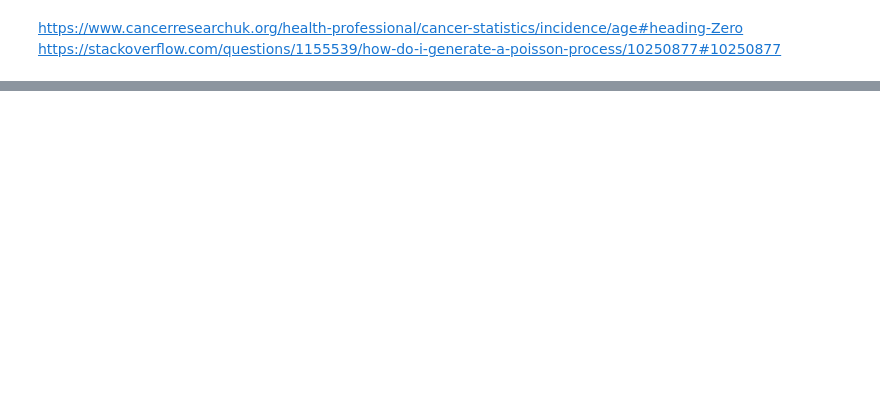
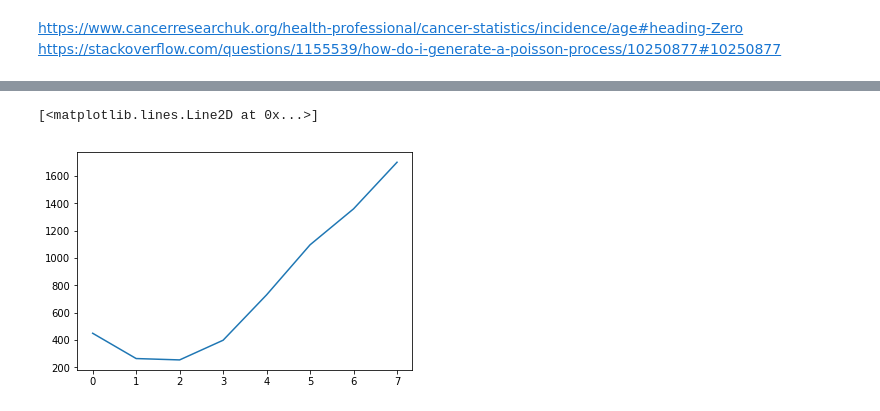
Before and after one commit to cholleran/Proj-programming-DA, a Jupyter notebook: Project Programming DA.ipynb, the cells around one changed output, grey strips where cells are left out. Saved outputs shown, nothing was run; the diff lists cells and outputs as text; code cells hidden in the pictures; blank space fills up the shorter version.

```diff
--- a/Project Programming DA.ipynb
+++ b/Project Programming DA.ipynb
@@ -137,0 +162,5 @@ my_df
+# %%
+plt.plot(myframe.index,myframe)
+# %% [output]
+[<matplotlib.lines.Line2D at 0x...>]
+[figure, added]
```
Also changed, not shown: parts of 8 cells of this notebook.
